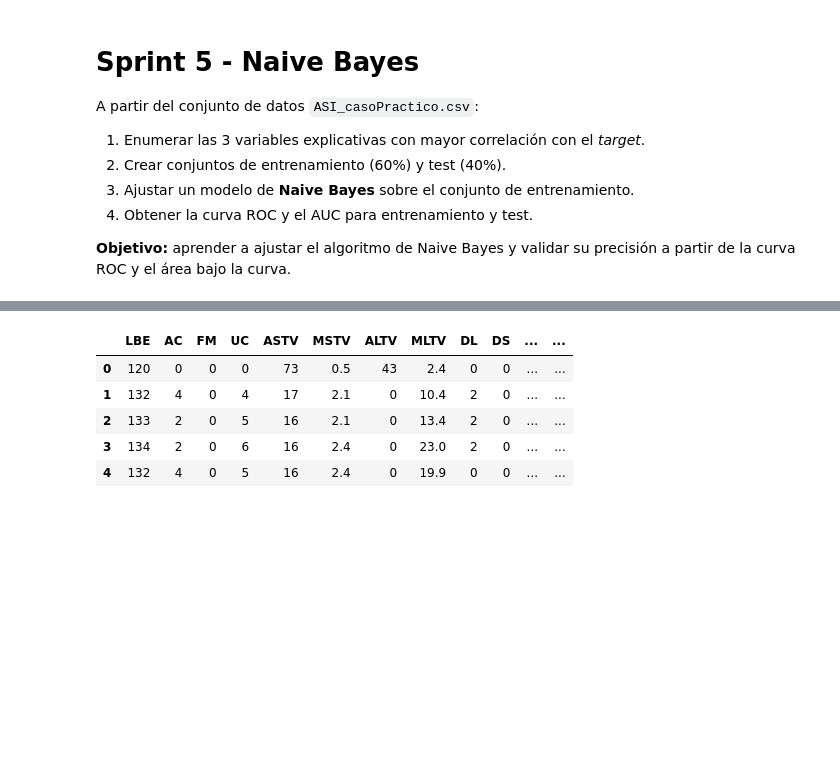
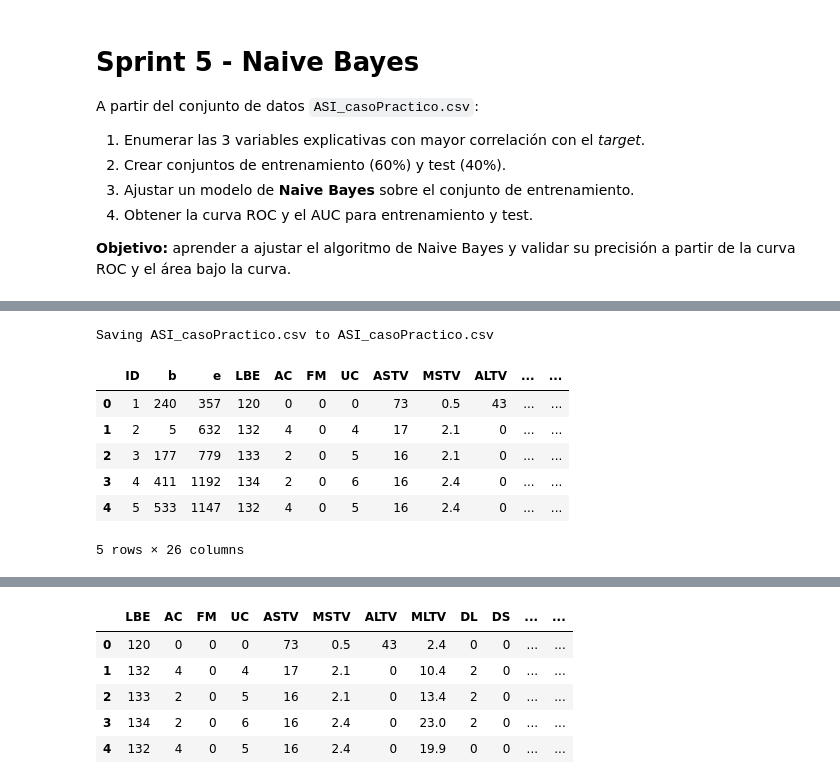
Before and after one commit to linoboss/learnings, a Jupyter notebook: ai-machine-learning/ieb/sprint5/sprint5_LinoBossio.ipynb, the cells around one changed output, grey strips where cells are left out. Saved outputs shown, nothing was run; the diff lists cells and outputs as text; code cells hidden in the pictures; blank space fills up the shorter version.

```diff
--- a/ai-machine-learning/ieb/sprint5/sprint5_LinoBossio.ipynb
+++ b/ai-machine-learning/ieb/sprint5/sprint5_LinoBossio.ipynb
@@ -19,10 +19,10 @@ import seaborn as sns
 import matplotlib.pyplot as plt
 # %%
 # CARGA DEL FICHERO DE DATOS
-# En Colab, descomenta estas dos lineas para subir el CSV desde tu equipo:
-# from google.colab import files
-# files.upload()
+from google.colab import files
+files.upload()
 
 file = 'ASI_casoPractico.csv'
 data = pd.read_csv(file, sep=';', encoding='utf-8-sig')
 data.head()
+# %% [output]
@@ -29,3 +30,11 @@ data.head()
+Saving ASI_casoPractico.csv to ASI_casoPractico.csv
+|  | ID | b | e | LBE | AC | FM | UC | ASTV | MSTV | ALTV | ... | ... |
+| 0 | 1 | 240 | 357 | 120 | 0 | 0 | 0 | 73 | 0.5 | 43 | ... | ... |
+| 1 | 2 | 5 | 632 | 132 | 4 | 0 | 4 | 17 | 2.1 | 0 | ... | ... |
+| 2 | 3 | 177 | 779 | 133 | 2 | 0 | 5 | 16 | 2.1 | 0 | ... | ... |
+| 3 | 4 | 411 | 1192 | 134 | 2 | 0 | 6 | 16 | 2.4 | 0 | ... | ... |
+| 4 | 5 | 533 | 1147 | 132 | 4 | 0 | 5 | 16 | 2.4 | 0 | ... | ... |
+5 rows × 26 columns
 # %%
 # INFORMACION DEL CONJUNTO DE DATOS
 data.info()
```
Also changed, not shown: parts of 2 cells of this notebook.
